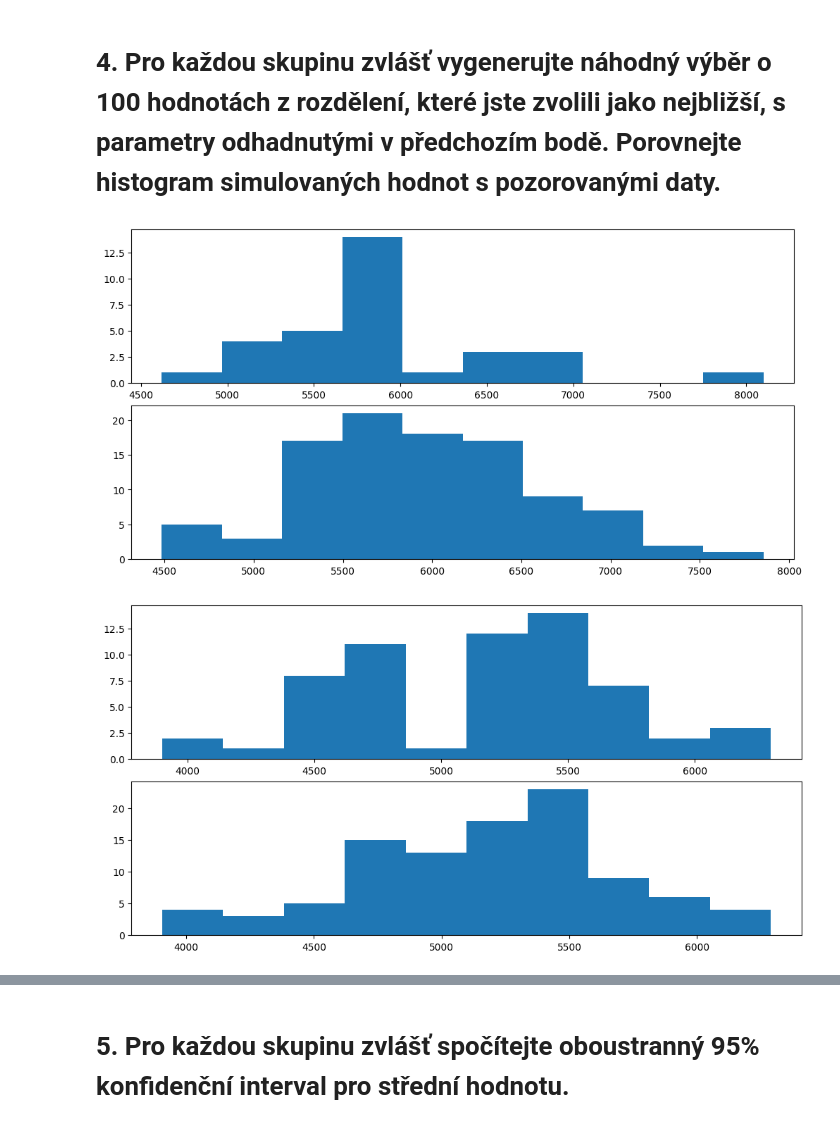
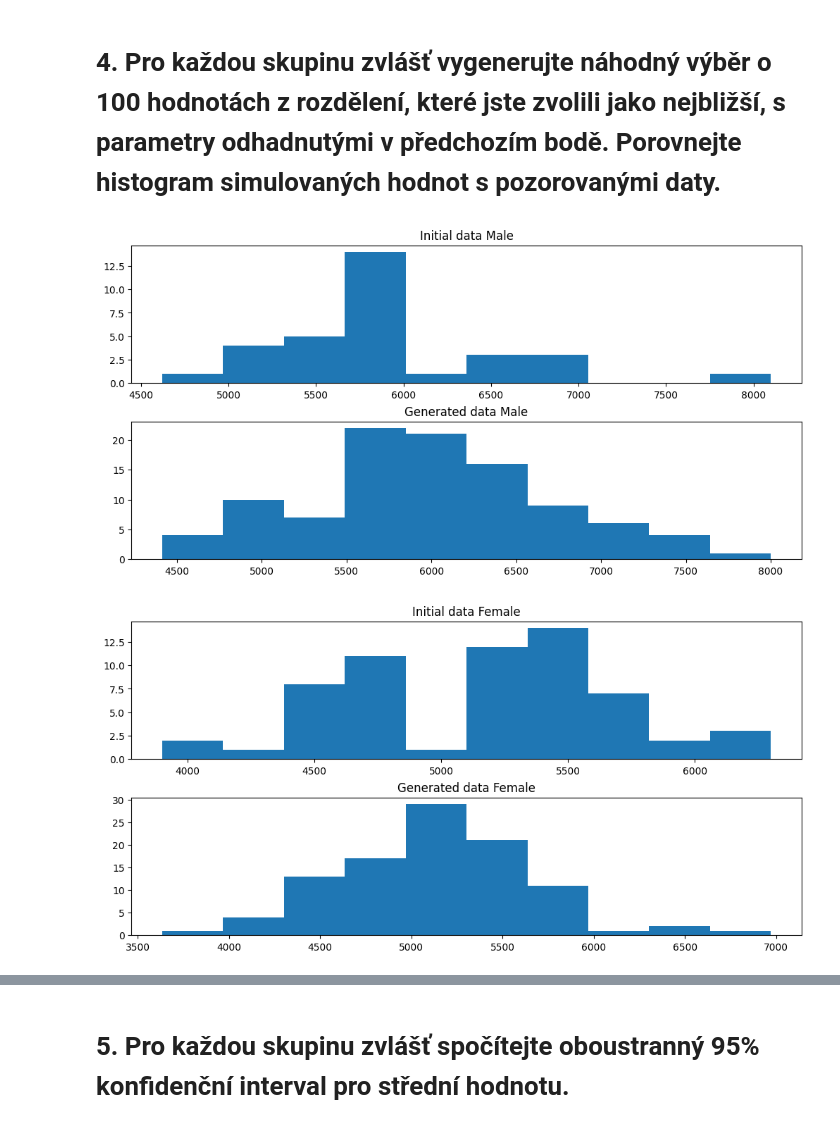
Before and after one commit to nickobard/Basic-Statistical-Analysis-of-Wage-by-Gender-Dataset, a Jupyter notebook: uloha.ipynb, the cells around one changed output, grey strips where cells are left out. Cells and saved outputs as stored; diff of their text form; code cells hidden in the pictures.

```diff
--- a/uloha.ipynb
+++ b/uloha.ipynb
@@ -297,17 +300,21 @@ plt.show()
 fig, (ax1, ax2) = plt.subplots(nrows=2, ncols=1, constrained_layout=True, figsize=(10, 5))
 m_x_simulated = stats.norm.rvs(loc=m_norm_mean_hat, scale=m_norm_std_dev_hat, size=100)
 ax1.hist(male_sal, bins=10)
+ax1.set_title("Initial data Male")
 ax2.hist(m_x_simulated, bins=10)
+ax2.set_title("Generated data Male")
 
 plt.show()
 # %% [output]
-[figure, old version]
+[figure, new version]
 # %%
 fig, (ax1, ax2) = plt.subplots(nrows=2, ncols=1, constrained_layout=True, figsize=(10, 5))
 f_x_simulated = stats.norm.rvs(loc=f_norm_mean_hat, scale=f_norm_std_dev_hat, size=100)
 ax1.hist(female_sal, bins=10)
+ax1.set_title("Initial data Female")
 ax2.hist(f_x_simulated, bins=10)
+ax2.set_title("Generated data Female")
 
 plt.show()
 # %% [output]
-[figure, old version]
+[figure, new version]
```
Also changed, not shown: parts of 8 cells of this notebook.
